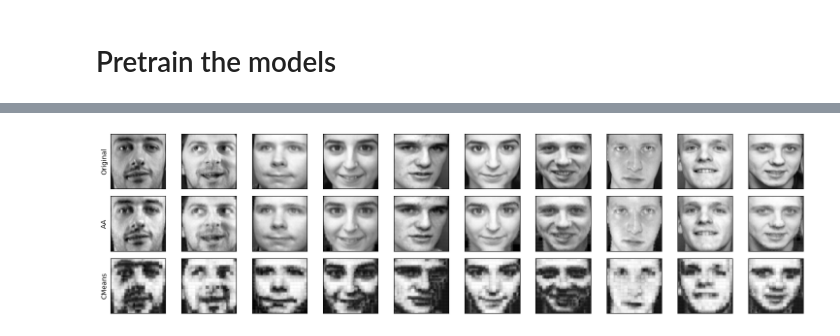
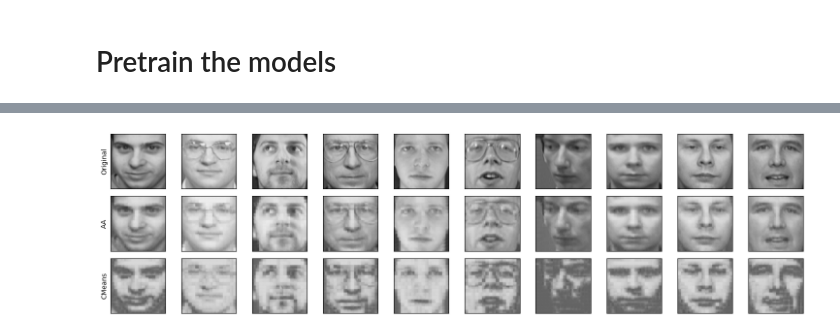
Before and after one commit to aleixalcacer/ra-blosc-codecs, a Jupyter notebook: examples/models.ipynb, the cells around one changed output, grey strips where cells are left out. Cells and saved outputs as stored; diff of their text form; code cells hidden in the pictures.

```diff
--- a/examples/models.ipynb
+++ b/examples/models.ipynb
@@ -308,32 +314,32 @@ Compression time: 2.97s
 # %%
 fig, ax = plt.subplots(3, 10, figsize=(15, 4))
 
+np.random.seed(2)
 idx = np.random.choice(n_samples, 10)
 
 for i in range(10):
-    ax[0, i].imshow(data[idx[i]], cmap='gray')
-    ax[1, i].imshow(compressed_aa[idx[i]], cmap='gray')
-    ax[2, i].imshow(compressed_cmeans[idx[i]], cmap='gray')
+    ax[0, i].imshow(data[idx[i]], cmap='gray', vmin=0, vmax=1)
+    ax[1, i].imshow(np.clip(compressed_aa[idx[i]], 0, 1), cmap='gray', vmin=0, vmax=1)
+    ax[2, i].imshow(np.clip(compressed_cmeans[idx[i]], 0, 1), cmap='gray', vmin=0, vmax=1)
 
     # Only keep ylabel
     ax[0, i].set_xticks([])
     ax[0, i].set_yticks([])
     ax[1, i].set_xticks([])
     ax[1, i].set_yticks([])
     ax[2, i].set_xticks([])
     ax[2, i].set_yticks([])
-
 
 
 # Add lateral legends
 ax[0, 0].set_ylabel('Original')
 ax[1, 0].set_ylabel('AA')
 ax[2, 0].set_ylabel('CMeans')
 
 plt.tight_layout()
 
 # save the figure
 plt.savefig('compression_faces.pdf')
 plt.show()
 # %% [output]
-[figure, old version]
+[figure, new version]
```
Also changed, not shown: parts of 19 cells of this notebook, 3 other files.
